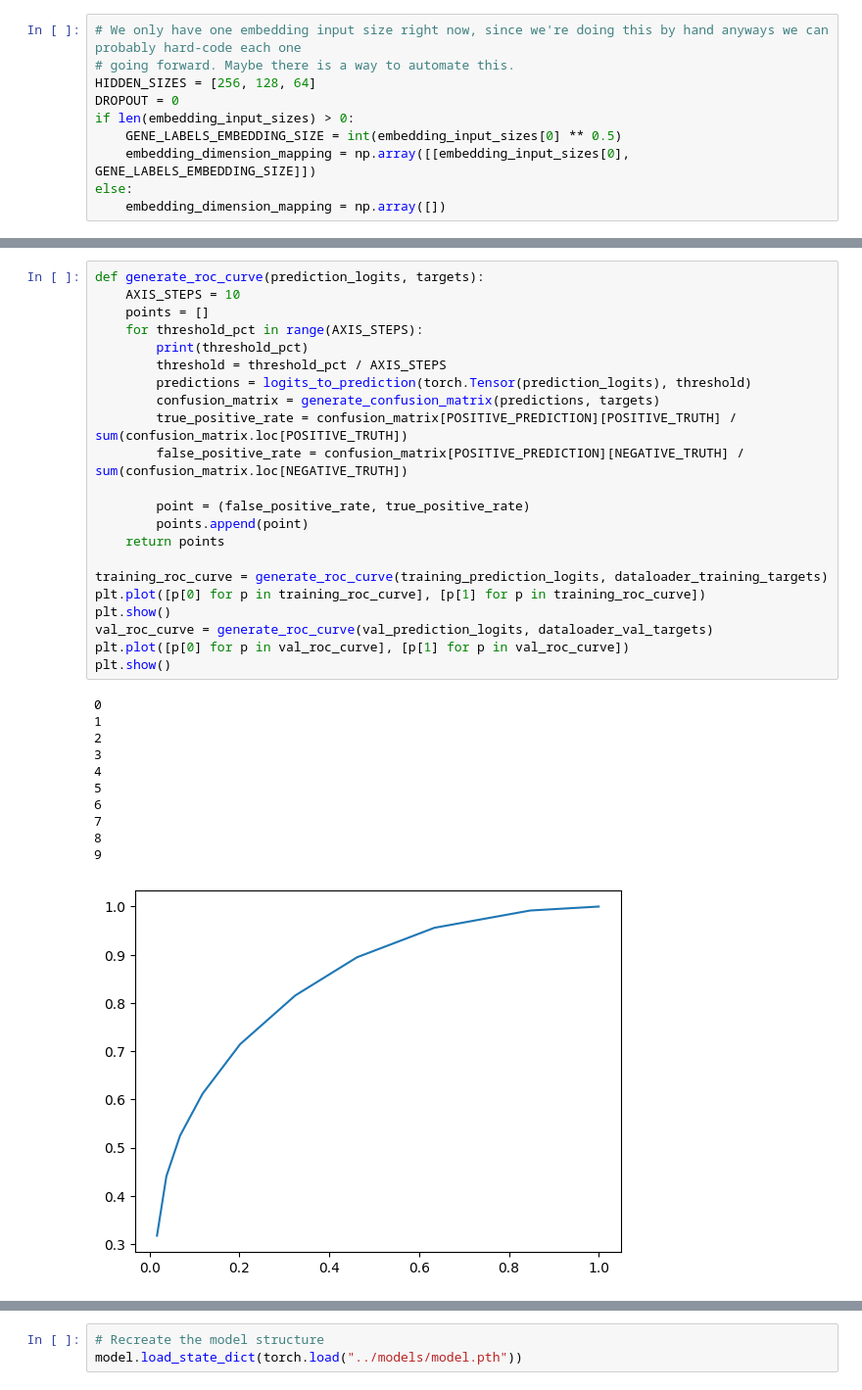
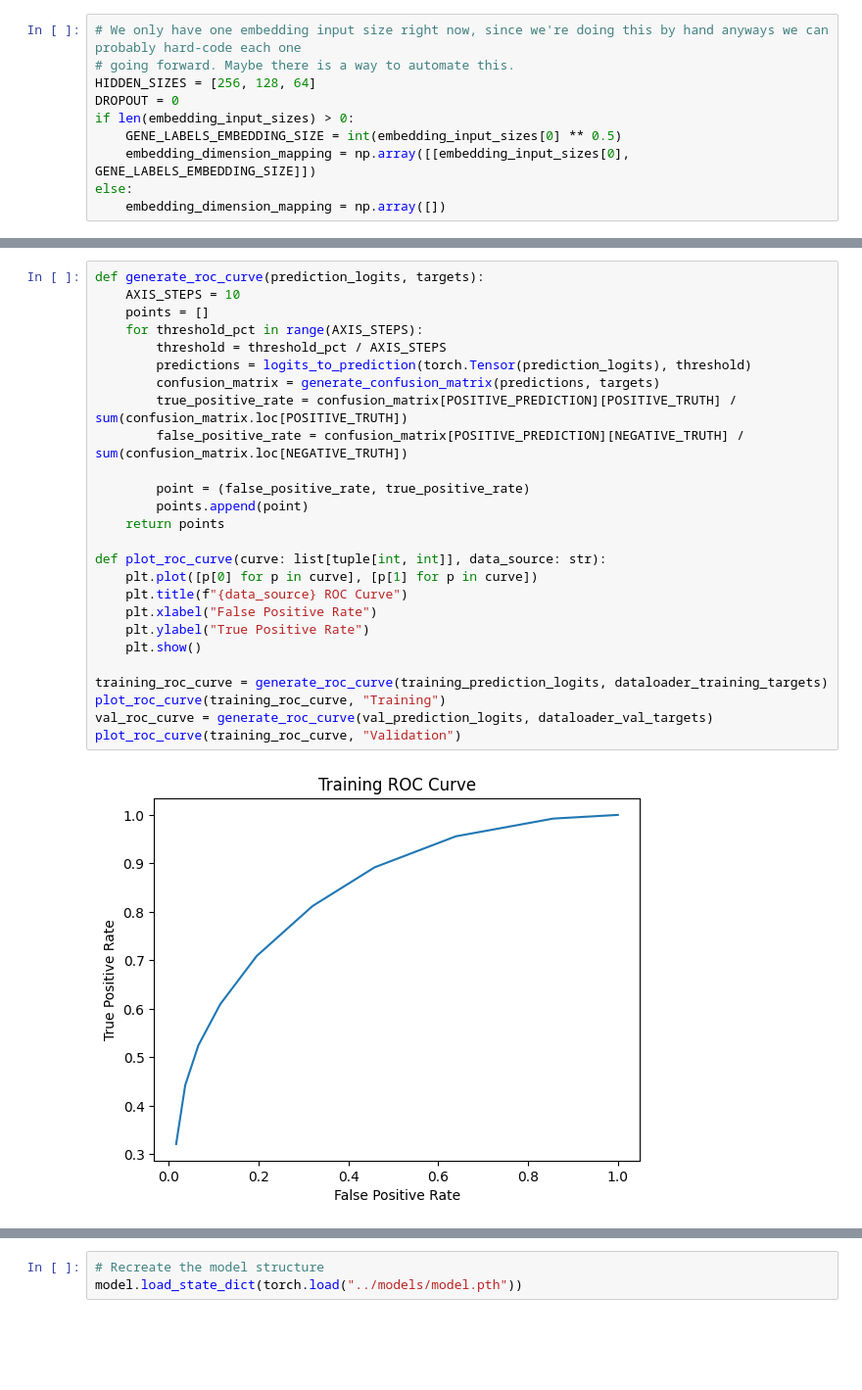
Before and after one commit to jeffbrin/gene-variation-effects-ml, a Jupyter notebook: notebooks/main.ipynb, the cells around one changed output, grey strips where cells are left out. Shown at 98% size. Saved outputs shown, nothing was run; the diff lists cells and outputs as text; blank space fills up the shorter version.

```diff
--- a/notebooks/main.ipynb
+++ b/notebooks/main.ipynb
@@ -180,34 +150,28 @@ plt.clf()
 # %%
 def generate_roc_curve(prediction_logits, targets):
     AXIS_STEPS = 10
     points = []
     for threshold_pct in range(AXIS_STEPS):
-        print(threshold_pct)
         threshold = threshold_pct / AXIS_STEPS
         predictions = logits_to_prediction(torch.Tensor(prediction_logits), threshold)
         confusion_matrix = generate_confusion_matrix(predictions, targets)
         true_positive_rate = confusion_matrix[POSITIVE_PREDICTION][POSITIVE_TRUTH] / sum(confusion_matrix.loc[POSITIVE_TRUTH])
         false_positive_rate = confusion_matrix[POSITIVE_PREDICTION][NEGATIVE_TRUTH] / sum(confusion_matrix.loc[NEGATIVE_TRUTH])
 
         point = (false_positive_rate, true_positive_rate)
         points.append(point)
     return points
 
+def plot_roc_curve(curve: list[tuple[int, int]], data_source: str):
+    plt.plot([p[0] for p in curve], [p[1] for p in curve])
+    plt.title(f"{data_source} ROC Curve")
+    plt.xlabel("False Positive Rate")
+    plt.ylabel("True Positive Rate")
+    plt.show()
+
 training_roc_curve = generate_roc_curve(training_prediction_logits, dataloader_training_targets)
-plt.plot([p[0] for p in training_roc_curve], [p[1] for p in training_roc_curve])
-plt.show()
+plot_roc_curve(training_roc_curve, "Training")
 val_roc_curve = generate_roc_curve(val_prediction_logits, dataloader_val_targets)
-plt.plot([p[0] for p in val_roc_curve], [p[1] for p in val_roc_curve])
-plt.show()
+plot_roc_curve(training_roc_curve, "Validation")
 # %% [output]
-0
-1
-2
-3
-4
-5
-6
-7
-8
-9
-[figure, old version]
+[figure, new version]
```
Also changed, not shown: parts of 8 cells of this notebook, 3 other files.
